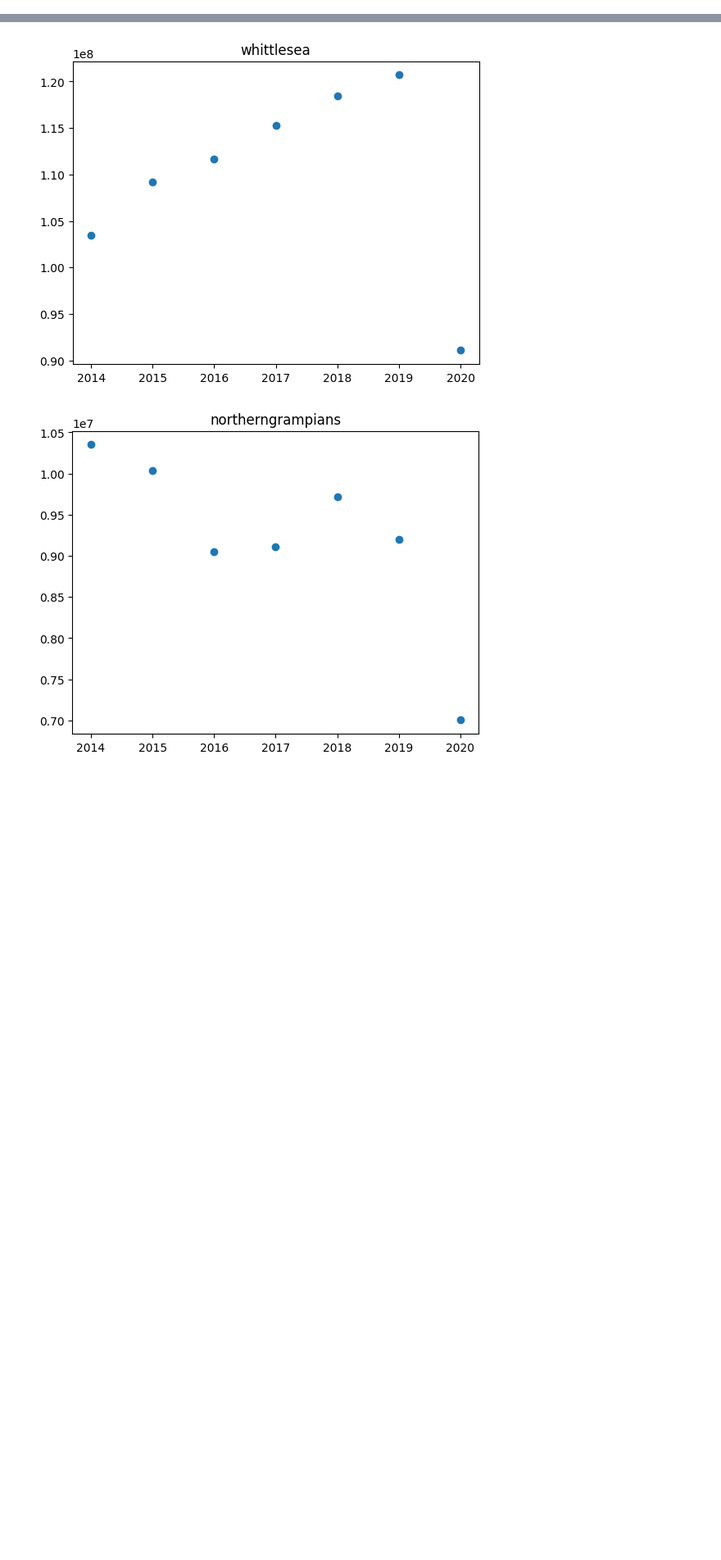
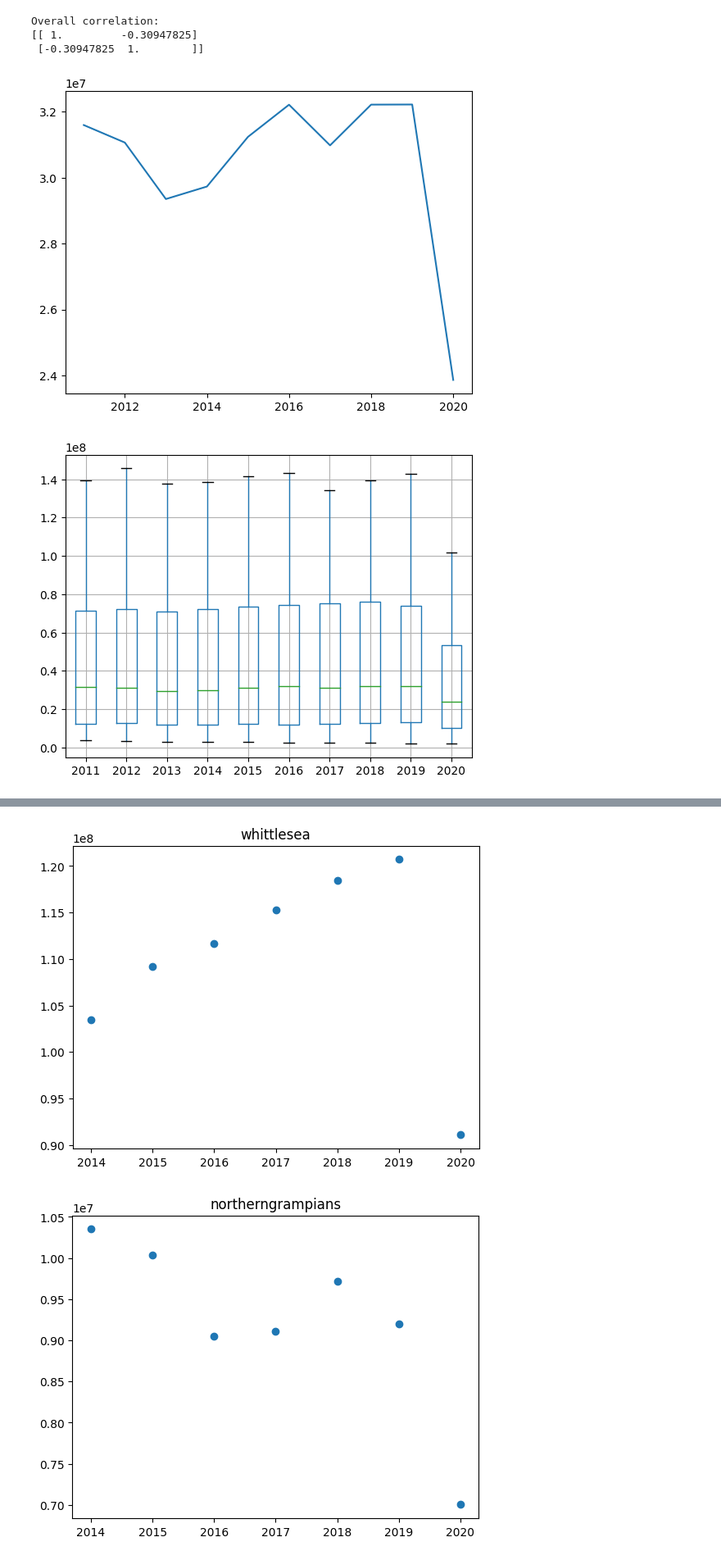
Before and after one commit to khangluong2004/COMP20008_Assignment2, a Jupyter notebook: khang/eda.ipynb, the cells around one changed output, grey strips where cells are left out. Shown at 82% size. Cells and saved outputs as stored; diff of their text form; code cells hidden in the pictures; blank space fills up the shorter version.

```diff
--- a/khang/eda.ipynb
+++ b/khang/eda.ipynb
@@ -87,0 +99,49 @@ yarriambiack 0.8418736303236303
+# %%
+# EDA EGM
+# Outlier: Sharp drop in 2020 (due to Covid 19)
+# Across time: No clear linear relationship overall with total media,
+# and the linear trend varies widely between different LGA (covering from -1 to 1) (with and without 2020).
+# Across LGA: Skewed toward the higher extreme, but with no outliers
+
+egmGroup = preProcess.cleanedEgm
+
+# Check trend. Change to (2011, 2020) to ignore the 2020 outlier.
+x_axis = np.array([i for i in range(2011, 2021)])
+
+plt.figure()
+print("Overall correlation: ")
+print(np.corrcoef(x_axis, egmGroup.median()[:len(x_axis)]))
+plt.plot(x_axis, egmGroup.median()[:len(x_axis)])
+plt.show()
+
+# Check distribution of housing price across LGA for each year
+plt.figure()
+egmGroup.boxplot(column=[str(i) for i in x_axis])
+plt.show()
+
+all_corr = []
+plt.figure()
+for lga in egmGroup.index:
+    corr = np.corrcoef(x_axis, egmGroup.loc[lga][:len(x_axis)])[0][1]
+    print(lga, corr)
+    all_corr.append(corr)
+
+    m, b = np.polyfit(x_axis, egmGroup.loc[lga][:len(x_axis)], 1)
+
+    # Use plt.figure() to plot for each housing on different figure
+    # plt.figure()
+    plt.plot(x_axis, egmGroup.loc[lga][:len(x_axis)], 'o')
+    plt.plot(x_axis, m * x_axis + b)
+    # plt.show()
+
+plt.show()
+
+plt.figure()
+plt.boxplot(all_corr)
+plt.show()
+# %% [output]
+Overall correlation:
+[[ 1.         -0.30947825]
+ [-0.30947825  1.        ]]
+[figure, added]
+[figure, added]
```
Also changed, not shown: parts of 5 cells of this notebook, 1 other file.
